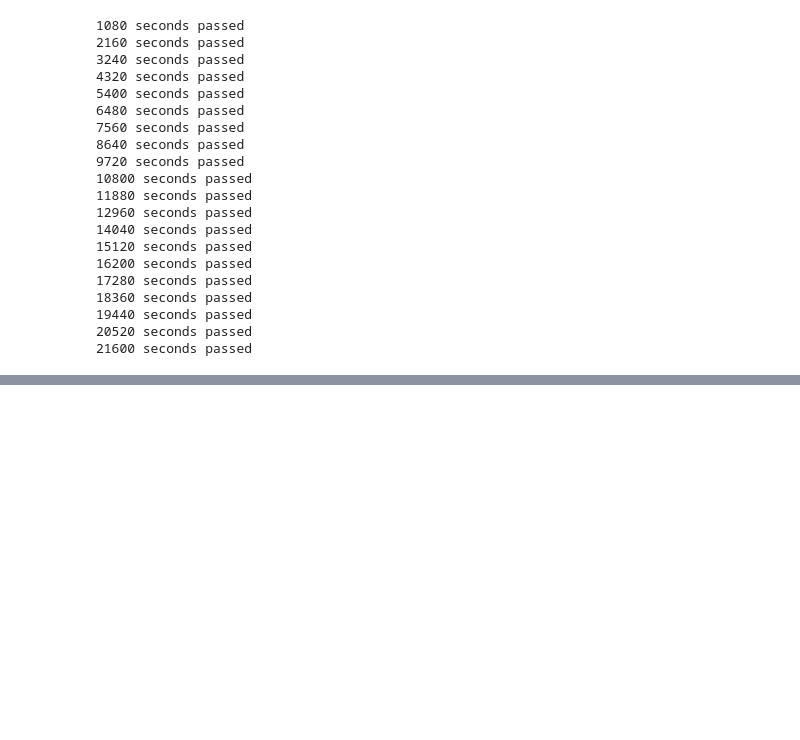
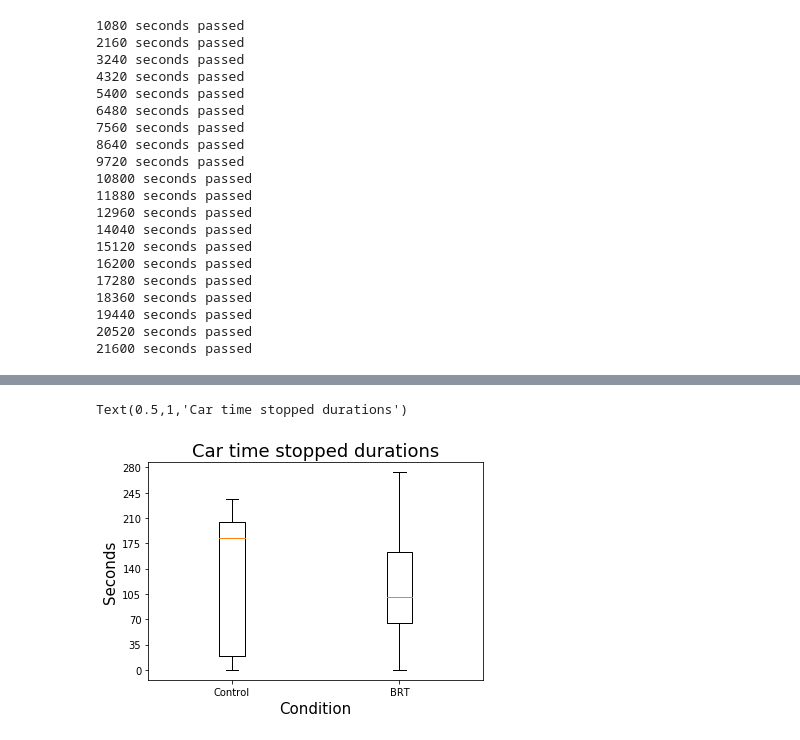
Before and after one commit to OKRobot/RoadSimulator, a Jupyter notebook: Traffic Simulator.ipynb, the cells around one changed output, grey strips where cells are left out. Cells and saved outputs as stored; diff of their text form; code cells hidden in the pictures; blank space fills up the shorter version.

```diff
--- a/Traffic Simulator.ipynb
+++ b/Traffic Simulator.ipynb
@@ -985,0 +935,11 @@ plt.boxplot([BUS_STOP_DURATIONS, BRT_BUS_STOP_DURATIONS])
+# %%
+plt.boxplot([CAR_STOP_DURATIONS, BRT_CAR_STOP_DURATIONS])
+y_max = max(CAR_STOP_DURATIONS + BRT_CAR_STOP_DURATIONS)*1.05
+plt.yticks(np.linspace(0, y_max - (y_max % 8),9))
+plt.xticks([1,2], ['Control', 'BRT'])
+plt.xlabel('Condition', fontsize=15)
+plt.ylabel('Seconds', fontsize=15)
+plt.title("Car time stopped durations", fontsize=18)
+# %% [output]
+Text(0.5,1,'Car time stopped durations')
+[figure, added]
```
Also changed, not shown: parts of 14 cells of this notebook, 5 other files.
